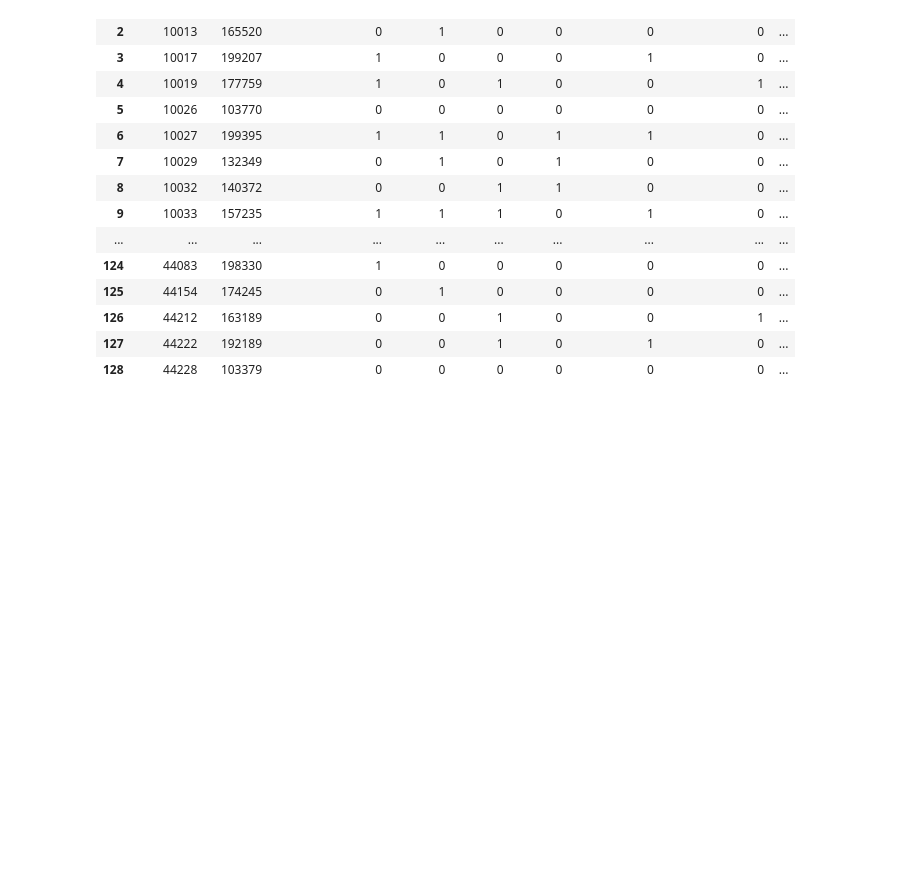
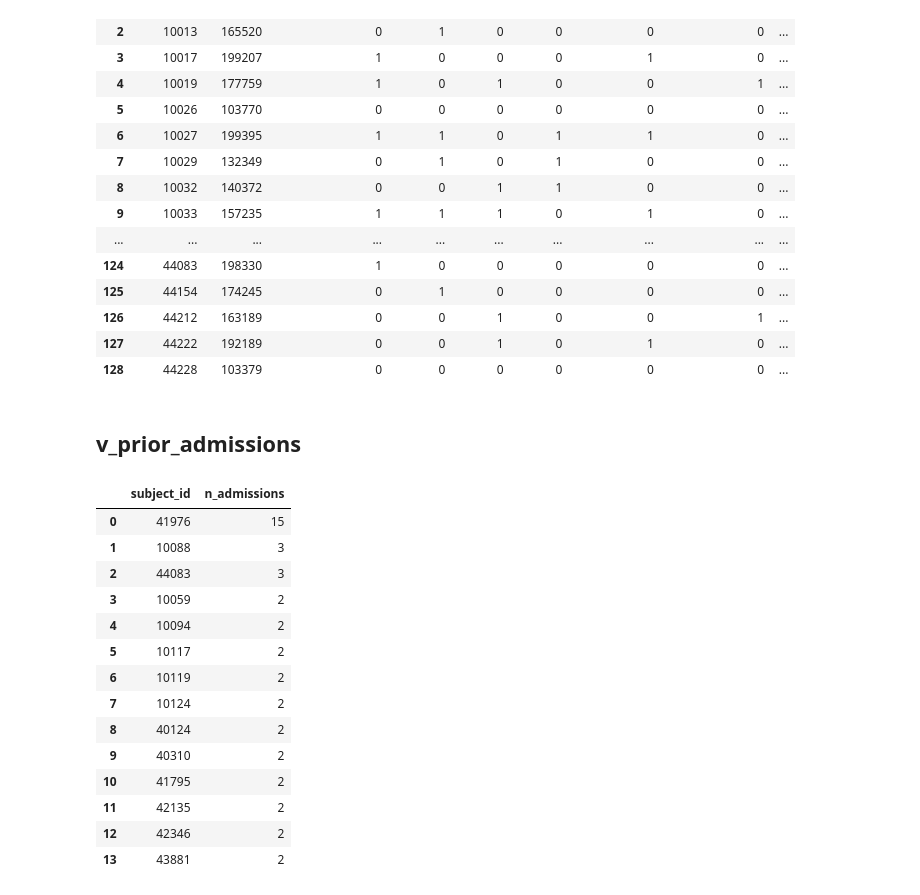
Before and after one commit to cristopher-d-delgado/clinical_intelligence, a Jupyter notebook: notebooks/eda.ipynb, the cells around one changed output. Drawn from its saved outputs; the diff is of its cells as text; code cells hidden in the pictures; blank space fills up the shorter version.

```diff
--- a/notebooks/eda.ipynb
+++ b/notebooks/eda.ipynb
@@ -922,3 +922,5 @@ GROUP BY d.subject_id, d.hadm_id;
 | 126 | 44212 | 163189 | 0 | 0 | 1 | 0 | 0 | 1 | ... |
 | 127 | 44222 | 192189 | 0 | 0 | 1 | 0 | 1 | 0 | ... |
 | 128 | 44228 | 103379 | 0 | 0 | 0 | 0 | 0 | 0 | ... |
+# %% [markdown]
+## v_prior_admissions
@@ -924,0 +935,25 @@ GROUP BY d.subject_id, d.hadm_id;
+# %%
+# See what patients have many admissions
+pd.read_sql("""
+    SELECT subject_id, COUNT(*) AS n_admissions
+    FROM admissions
+    GROUP BY subject_id
+    HAVING n_admissions > 1
+    ORDER BY n_admissions DESC
+""", conn)
+# %% [output]
+|  | subject_id | n_admissions |
+| 0 | 41976 | 15 |
+| 1 | 10088 | 3 |
+| 2 | 44083 | 3 |
+| 3 | 10059 | 2 |
+| 4 | 10094 | 2 |
+| 5 | 10117 | 2 |
+| 6 | 10119 | 2 |
+| 7 | 10124 | 2 |
+| 8 | 40124 | 2 |
+| 9 | 40310 | 2 |
+| 10 | 41795 | 2 |
+| 11 | 42135 | 2 |
+| 12 | 42346 | 2 |
+| 13 | 43881 | 2 |
```
Also changed, not shown: parts of 8 cells of this notebook.
